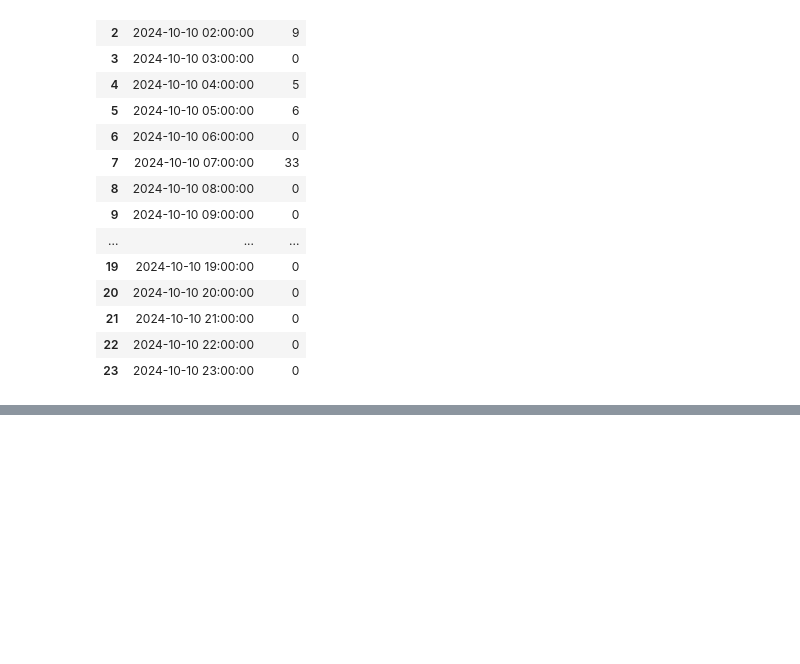
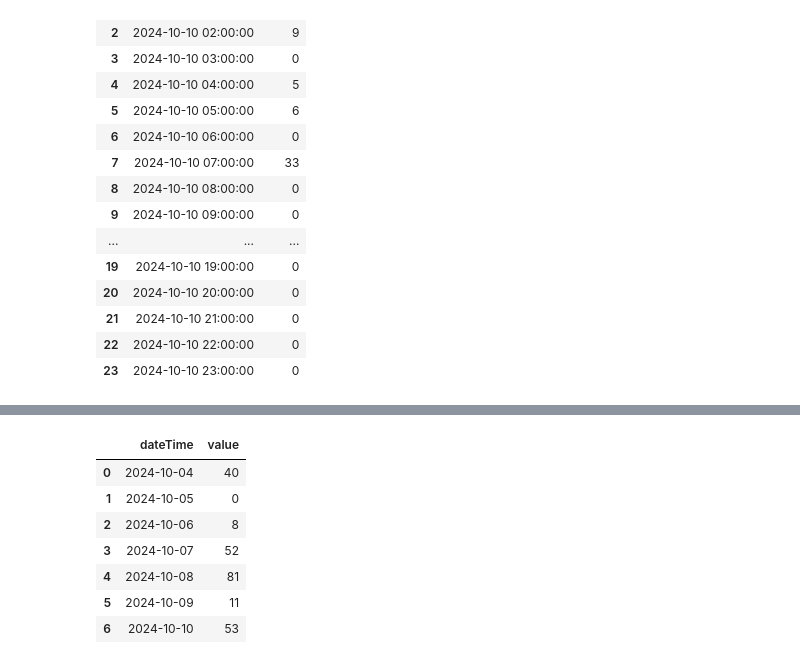
Before and after one commit to claudia-liauw/health-app, a Jupyter notebook: notebooks/2_app.ipynb, the cells around one changed output, grey strips where cells are left out. Cells and saved outputs as stored; diff of their text form; code cells hidden in the pictures; blank space fills up the shorter version.

Commit message:
retrieve past week's data via fitbit api

```diff
--- a/notebooks/2_app.ipynb
+++ b/notebooks/2_app.ipynb
@@ -208,0 +213,5 @@ fig.show()
+# %%
+response = requests.get('https://api.fitbit.com/1/user/-/activities/steps/date/2024-10-10/7d.json',
+    headers={'Authorization': 'Bearer ' + FITBIT_ACCESS_TOKEN})
+week_json = response.json()
+week_json
@@ -208,0 +226,12 @@ fig.show()
+# %%
+week_steps = pd.DataFrame(week_json['activities-steps'])
+week_steps
+# %% [output]
+|  | dateTime | value |
+| 0 | 2024-10-04 | 40 |
+| 1 | 2024-10-05 | 0 |
+| 2 | 2024-10-06 | 8 |
+| 3 | 2024-10-07 | 52 |
+| 4 | 2024-10-08 | 81 |
+| 5 | 2024-10-09 | 11 |
+| 6 | 2024-10-10 | 53 |
```
Also changed, not shown: parts of 11 cells of this notebook, 1 other file.
